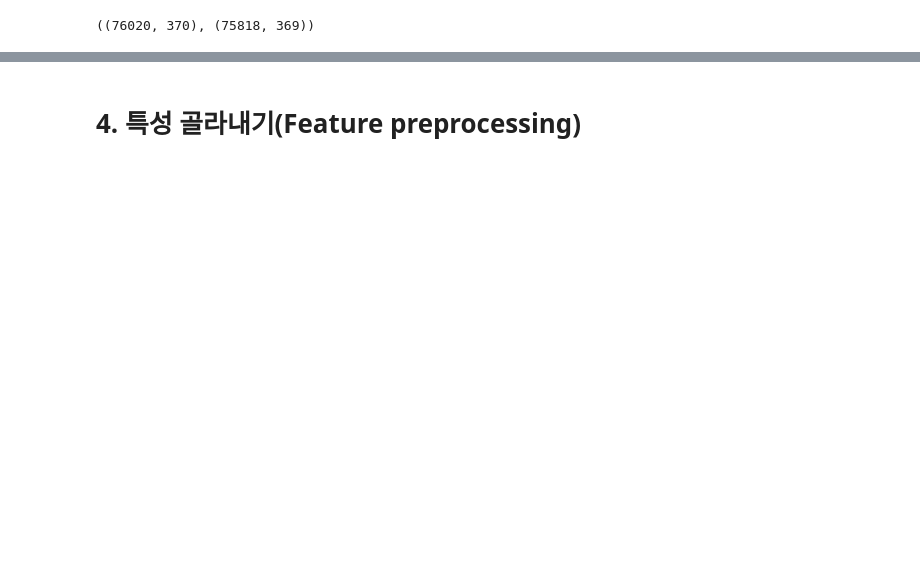
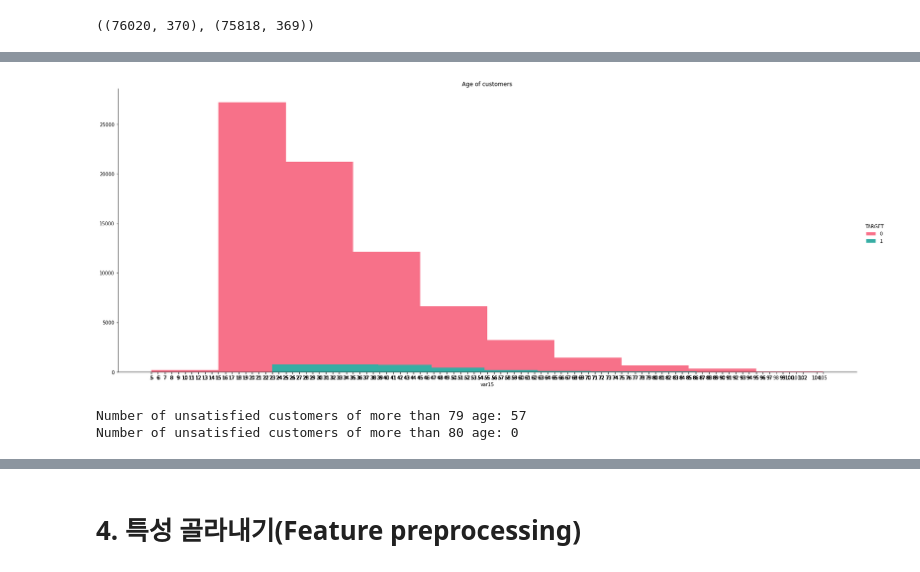
Before and after one commit to AIBootcamp19Team2/Santander, a Jupyter notebook: AI19_2조.ipynb, the cells around one changed output, grey strips where cells are left out. Cells and saved outputs as stored; diff of their text form; code cells hidden in the pictures; blank space fills up the shorter version.

```diff
--- a/AI19_2조.ipynb
+++ b/AI19_2조.ipynb
@@ -35,10 +57,3 @@ test_df = pd.read_csv('/content/drive/MyDrive/DATA/Santander Customer Satisfacti
 train_df.shape, test_df.shape
 # %% [output]
 ((76020, 370), (75818, 369))
-# %%
-#ID 분리
-train_id= train_df['ID']
-test_id= test_df['ID']
-
-train_df.drop(['ID'], axis=1, inplace= True)
-test_df.drop(['ID'], axis=1, inplace= True)
@@ -44,0 +208,20 @@ test_df.drop(['ID'], axis=1, inplace= True)
+# %%
+#1) var15
+counts, bins = np.histogram(train_df)
+g = sns.FacetGrid(train_df, hue='TARGET', palette="husl", height=9, aspect=2.5).map(plt.hist, 'var15').add_legend()
+g.set(xticks=train_df.var15)
+
+plt.title('Age of customers')
+plt.show()
+# %% [output]
+[figure, added]
+# %%
+for age in [79,80]:
+  cnt= 0
+  for i in train_df['var15']:
+    if (i > age) and (train_df['TARGET'][i]==1):
+      cnt +=1
+  print("Number of unsatisfied customers of more than {} age: {}".format(age, cnt))
+# %% [output]
+Number of unsatisfied customers of more than 79 age: 57
+Number of unsatisfied customers of more than 80 age: 0
```
Also changed, not shown: parts of 113 cells of this notebook.
